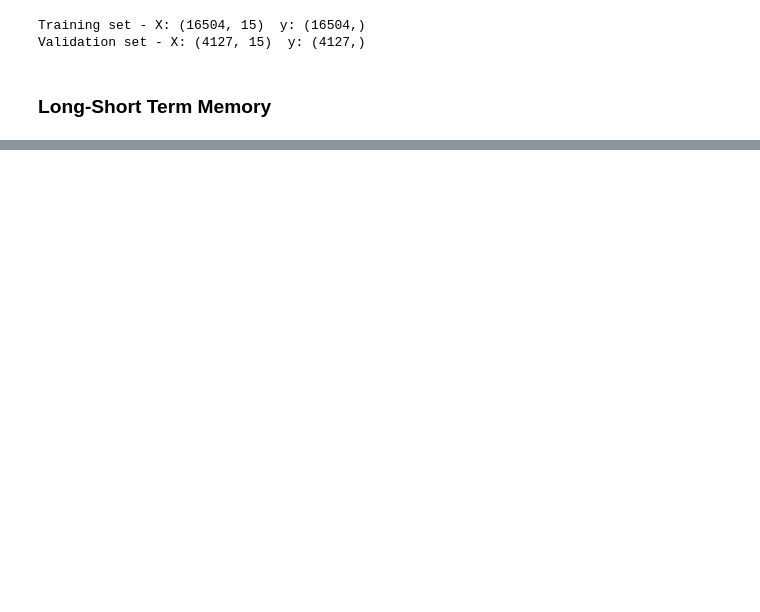
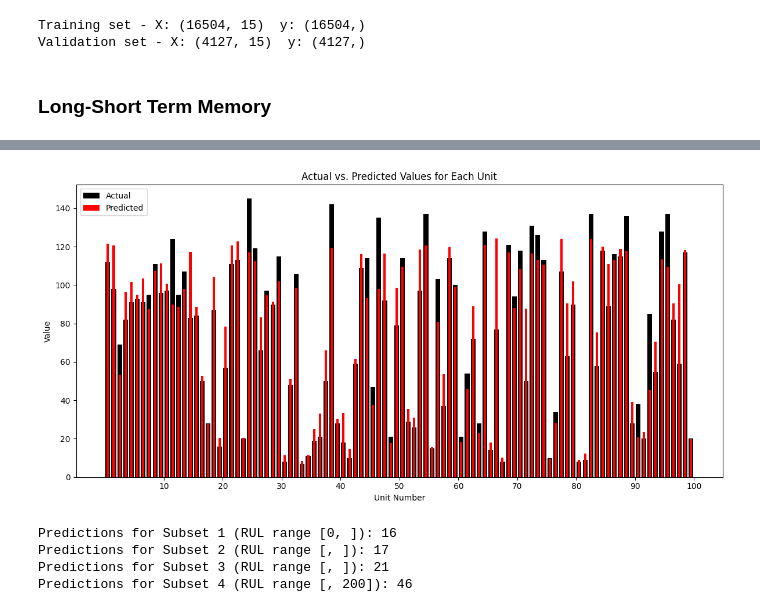
Before and after one commit to SarantisPapachrist/Diploma-Thesis, a Jupyter notebook: Turbofan_Jet_Engine/Long_Short_Term_Memory.ipynb, the cells around one changed output, grey strips where cells are left out. Cells and saved outputs as stored; diff of their text form; code cells hidden in the pictures; blank space fills up the shorter version.

```diff
--- a/Turbofan_Jet_Engine/Long_Short_Term_Memory.ipynb
+++ b/Turbofan_Jet_Engine/Long_Short_Term_Memory.ipynb
@@ -131,0 +427,5 @@ Stored 'r2' (float64)
+# %%
+rul_pred = model.predict(processed_test_data).reshape(-1)
+preds_for_each_engine = np.split(rul_pred, np.cumsum(num_test_windows_list)[:-1])
+mean_pred_for_each_engine = [np.average(ruls_for_each_engine, weights = np.repeat(1/num_windows, num_windows))
+                             for ruls_for_each_engine, num_windows in zip(preds_for_each_engine, num_test_windows_list)]
@@ -131,0 +460,69 @@ Stored 'r2' (float64)
+# %%
+num_units = len(true_rul)
+unit_numbers = np.arange(1, num_units + 1)
+
+actual_values = true_rul
+predicted_values = mean_pred_for_each_engine
+
+fig, ax = plt.subplots(figsize=(12, 6))
+
+bar_width = 0.8
+spacing = 1
+
+ax.bar(unit_numbers - spacing/2, actual_values, bar_width, label='Actual', color='black')
+ax.bar(unit_numbers - spacing/2, predicted_values, bar_width/2, label='Predicted', color='red')
+
+ax.set_xlabel('Unit Number')
+ax.set_ylabel('Value')
+ax.set_title('Actual vs. Predicted Values for Each Unit')
+
+tick_positions = np.arange(10, num_units + 1, 10)
+ax.set_xticks(tick_positions)
+ax.set_xticklabels([str(int(t)) for t in tick_positions])
+
+ax.legend()
+plt.tight_layout()
+plt.show()
+# %% [output]
+[figure, added]
+# %%
+# Define RUL ranges
+High_Risk = (0, 20)
+Mid_Risk = (21, 50)
+Low_Risk = (51, 90)
+Healthy = (91, 200)
+
+ranges = [High_Risk, Mid_Risk, Low_Risk, Healthy]
+subsets = [{}, {}, {}, {}]
+
+for i, r in enumerate(ranges):
+    indices = np.where((FD1_y_Test_array >= r[0]) & (FD1_y_Test_array <= r[1]))[0]
+    subsets[i]['RUL'] = FD1_y_Test_array[indices]
+    subsets[i]['unit_number'] = indices
+
+# Now subsets[0] contains data for High_Risk range, subsets[1] for Mid_Risk, and so on
+subset_1 = subsets[0]
+subset_2 = subsets[1]
+subset_3 = subsets[2]
+subset_4 = subsets[3]
+
+y_Test_subset_1 = subset_1['RUL']
+y_Test_subset_2 = subset_2['RUL']
+y_Test_subset_3 = subset_3['RUL']
+y_Test_subset_4 = subset_4['RUL']
+
+nn_subset1_pred = [mean_pred_for_each_engine[i] for i in subset_1['unit_number']]
+nn_subset2_pred = [mean_pred_for_each_engine[i] for i in subset_2['unit_number']]
+nn_subset3_pred = [mean_pred_for_each_engine[i] for i in subset_3['unit_number']]
+nn_subset4_pred = [mean_pred_for_each_engine[i] for i in subset_4['unit_number']]
+
+# Print the lengths of predictions to verify
+print("Predictions for Subset 1 (RUL range [0, ]):", len(nn_subset1_pred))
+print("Predictions for Subset 2 (RUL range [, ]):", len(nn_subset2_pred))
+print("Predictions for Subset 3 (RUL range [, ]):", len(nn_subset3_pred))
+print("Predictions for Subset 4 (RUL range [, 200]):", len(nn_subset4_pred))
+# %% [output]
+Predictions for Subset 1 (RUL range [0, ]): 16
+Predictions for Subset 2 (RUL range [, ]): 17
+Predictions for Subset 3 (RUL range [, ]): 21
+Predictions for Subset 4 (RUL range [, 200]): 46
```
Also changed, not shown: parts of 21 cells of this notebook.
